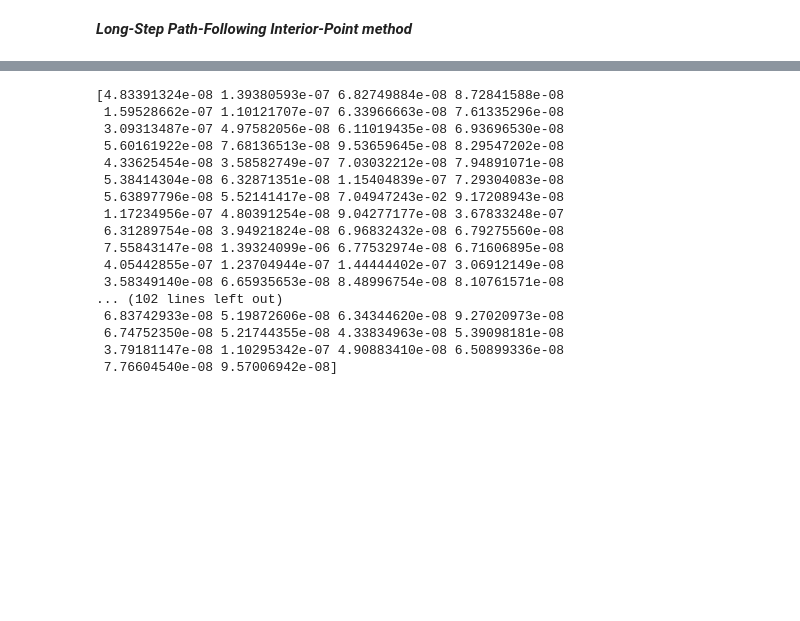
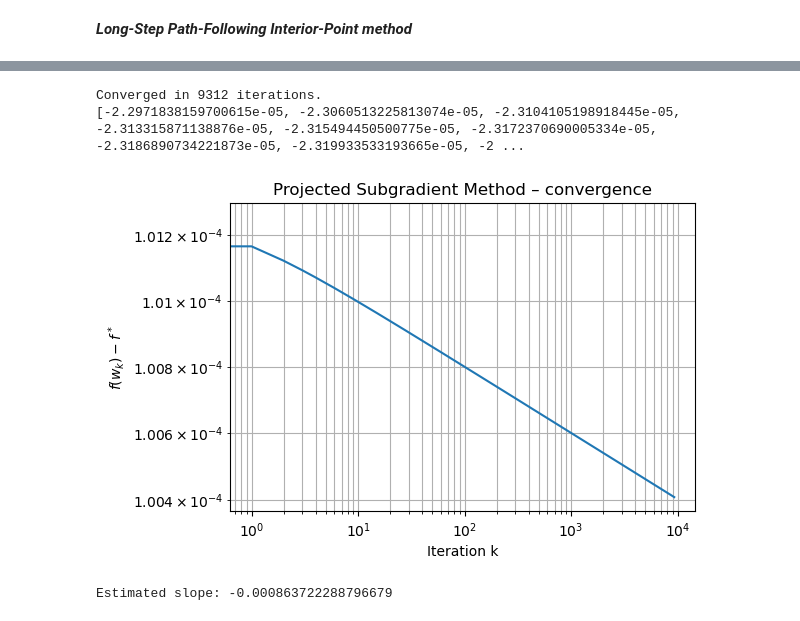
Before and after one commit to Edouard1000/Projet_opti, a Jupyter notebook: notebook.ipynb, the cells around one changed output, grey strips where cells are left out. Drawn from its saved outputs; the diff is of its cells as text; code cells hidden in the pictures; blank space fills up the shorter version.

```diff
--- a/notebook.ipynb
+++ b/notebook.ipynb
@@ -80,12 +80,11 @@ def projected_subgradient_method(lam, c, Sigma, mu, wprev, alpha0=0.1, max_iter=
 
     w = wprev
     k = 0
-    if plot:
-        obj_values = []
+
+    obj_values = []
     for k in tqdm(range(max_iter)):
 
-        if plot:
-            obj_values.append(obj_f_nonSmooth(w, wprev, Sigma, mu, lam, c))
+        obj_values.append(obj_f_nonSmooth(w, wprev, Sigma, mu, lam, c))
 
         g = Sigma @ w - lam * mu + c * np.sign(w - wprev)
         step_size = alpha0 / (k + 1)
@@ -111,14 +110,16 @@ def projected_subgradient_method(lam, c, Sigma, mu, wprev, alpha0=0.1, max_iter=
         plt.title("Convergence of Projected Subgradient Method")
         plt.show()
 
-    return w
+    return w, obj_values
 # %%
 X, mu, Sigma = read_data(verbose=True)
+eigvals = np.linalg.eigvalsh(Sigma)
+print("min eigenvalue:", eigvals.min())
 lam = 0.1
 c = 0.000001
 wprev = np.ones(X.shape[1]) / X.shape[1]
 
-w = projected_subgradient_method(lam, c, Sigma, mu, wprev, tol= 1e-8, plot=True)
+w = projected_subgradient_method(lam, c, Sigma, mu, wprev, tol= 1e-8, plot=True)[0]
 print("Optimal weights:", w)
 print("Sum of weights:", np.sum(w))
 print("Converged objective value:", obj_f_nonSmooth(w, wprev, Sigma, mu, lam, c))
@@ -420,10 +422,11 @@ tau = 0.35
 theta = 0.15
 nu = 3*len(wprev)
 
-w = LS_FP_IPM(lam, tau, c, Sigma, mu, wprev, theta, nu, max_iter=500, tol= 1e-8, plot=True)
-print("Optimal weights:", w)
+w_IPM = LS_FP_IPM(lam, tau, c, Sigma, mu, wprev, theta, nu, max_iter=500, tol= 1e-8, plot=True)
+print("Optimal weights:", w_IPM)
 print("Sum of weights:", np.sum(w))
-print("Converged objective value:", obj_f_nonSmooth(w, wprev, Sigma, mu, lam, c))
+f_IPM = obj_f_nonSmooth(w_IPM, wprev, Sigma, mu, lam, c)
+print("Converged objective value:", f_IPM)
 # %% [output]
 Initializing...
 Initialization iteration 0, delta = 30.657886463205877, w-min = 0.002127656850767491, t-min = 1.0315861262931176
@@ -462,21 +465,36 @@ Sum of weights: 0.9999999999999905
 Converged objective value: -0.0001242259045476599
-# %%
-print(w)
-# %% [output]
-[4.83391324e-08 1.39380593e-07 6.82749884e-08 8.72841588e-08
- 1.59528662e-07 1.10121707e-07 6.33966663e-08 7.61335296e-08
- 3.09313487e-07 4.97582056e-08 6.11019435e-08 6.93696530e-08
- 5.60161922e-08 7.68136513e-08 9.53659645e-08 8.29547202e-08
- 4.33625454e-08 3.58582749e-07 7.03032212e-08 7.94891071e-08
- 5.38414304e-08 6.32871351e-08 1.15404839e-07 7.29304083e-08
- 5.63897796e-08 5.52141417e-08 7.04947243e-02 9.17208943e-08
- 1.17234956e-07 4.80391254e-08 9.04277177e-08 3.67833248e-07
- 6.31289754e-08 3.94921824e-08 6.96832432e-08 6.79275560e-08
- 7.55843147e-08 1.39324099e-06 6.77532974e-08 6.71606895e-08
- 4.05442855e-07 1.23704944e-07 1.44444402e-07 3.06912149e-08
- 3.58349140e-08 6.65935653e-08 8.48996754e-08 8.10761571e-08
-... (102 lines left out)
- 6.83742933e-08 5.19872606e-08 6.34344620e-08 9.27020973e-08
- 6.74752350e-08 5.21744355e-08 4.33834963e-08 5.39098181e-08
- 3.79181147e-08 1.10295342e-07 4.90883410e-08 6.50899336e-08
- 7.76604540e-08 9.57006942e-08]
+# %%
+
+w_ref = w_IPM
+f_ref = f_IPM
+
+f_vals = projected_subgradient_method(lam, c, Sigma, mu, wprev, tol=1e-8, plot=False)[1]
+print(f_vals    )
+err = f_vals - f_ref
+err = np.maximum(err, 1e-16)
+
+#print(err)
+
+plt.figure(figsize=(6,4))
+plt.loglog(err)
+plt.xlabel("Iteration k")
+plt.ylabel(r"$f(w_k) - f^*$")
+plt.title("Projected Subgradient Method – convergence")
+plt.grid(True, which="both")
+plt.show()
+# %% [output]
+Converged in 9312 iterations.
+[-2.2971838159700615e-05, -2.3060513225813074e-05, -2.3104105198918445e-05, -2.313315871138876e-05, -2.315494450500775e-05, -2.3172370690005334e-05, -2.3186890734221873e-05, -2.319933533193665e-05, -2 ...
+[figure, added]
+# %%
+k = np.arange(1, len(err) + 1)
+
+logk = np.log(k)
+logerr = np.log(err)
+
+start = len(k) // 4
+coef = np.polyfit(logk[start:], logerr[start:], 1)
+
+print("Estimated slope:", coef[0])
+# %% [output]
+Estimated slope: -0.000863722288796679
```
Also changed, not shown: parts of 2 cells of this notebook.
